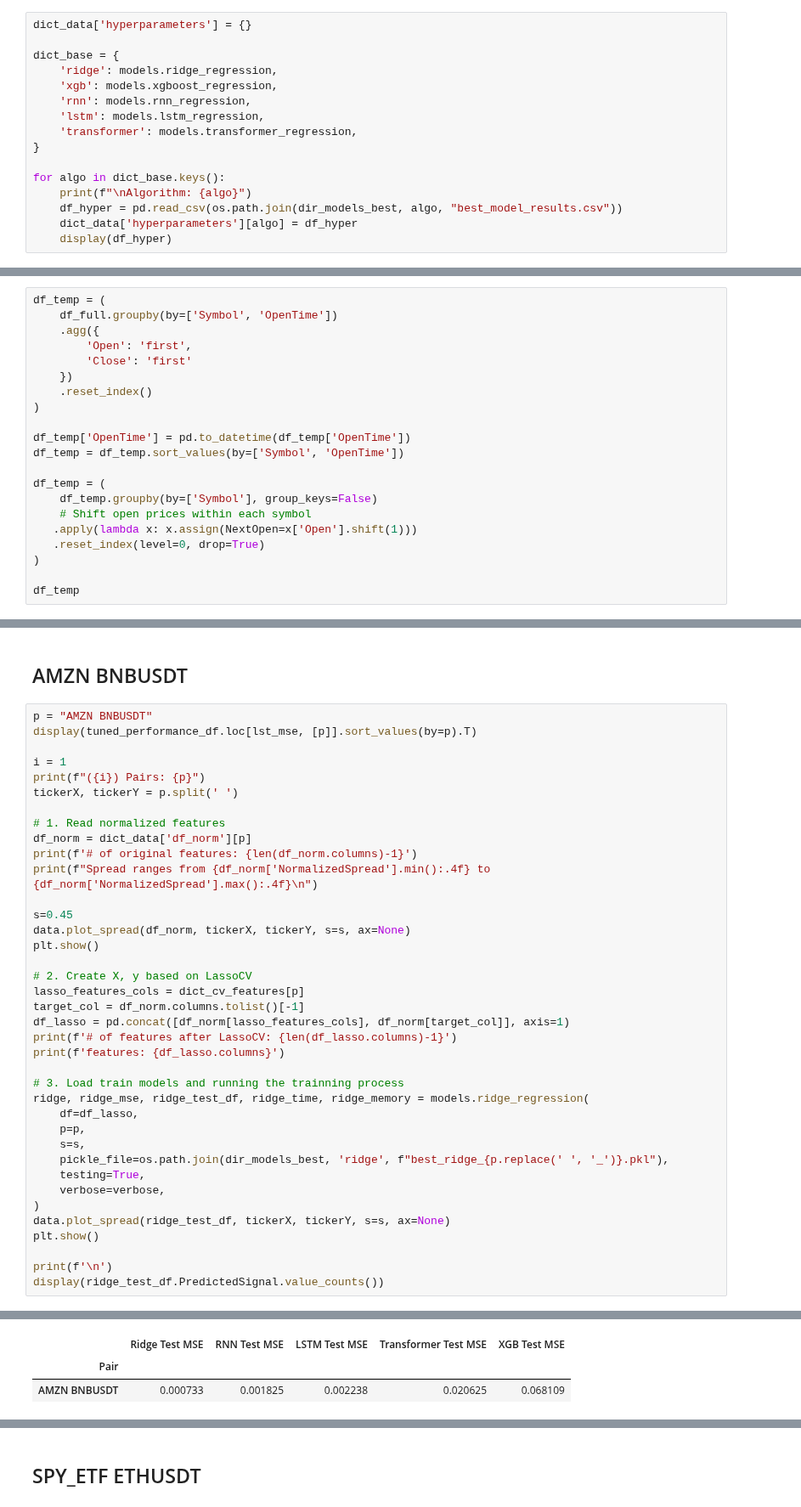
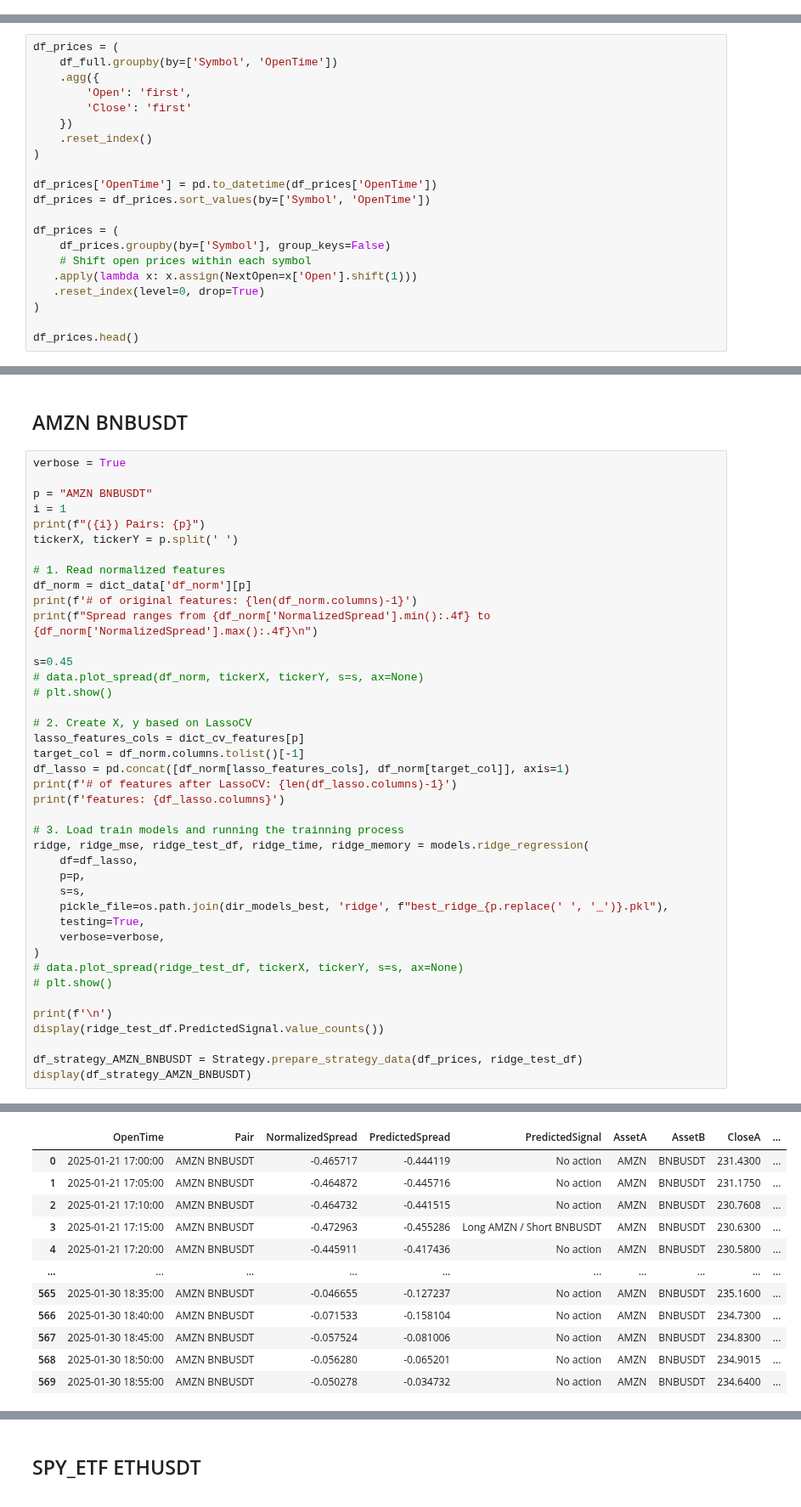
Before and after one commit to nite4/mscfe-masters-project, a Jupyter notebook: src/run_strategy.ipynb, the cells around one changed output, grey strips where cells are left out. Shown at 85% size. Cells and saved outputs as stored; diff of their text form.

Commit message:
updated strategy results

```diff
--- a/src/run_strategy.ipynb
+++ b/src/run_strategy.ipynb
@@ -236,16 +233,0 @@ BNBUSDT XRPUSDT: ['BNBUSDT_EMA8', 'BNBUSDT_MACD', 'BNBUSDT_RSI14', 'BNBUSDT_ATR1
-# %%
-dict_data['hyperparameters'] = {}
-
-dict_base = {
-    'ridge': models.ridge_regression,
-    'xgb': models.xgboost_regression,
-    'rnn': models.rnn_regression,
-    'lstm': models.lstm_regression,
-    'transformer': models.transformer_regression,
-}
-
-for algo in dict_base.keys():
-    print(f"\nAlgorithm: {algo}")
-    df_hyper = pd.read_csv(os.path.join(dir_models_best, algo, "best_model_results.csv"))
-    dict_data['hyperparameters'][algo] = df_hyper
-    display(df_hyper)
@@ -839,7 +234,7 @@ plt.show()
 # %% [markdown]
 # Executed Strategy
 # %%
-df_temp = (
+df_prices = (
     df_full.groupby(by=['Symbol', 'OpenTime'])
     .agg({
         'Open': 'first',
@@ -848,16 +243,16 @@ df_temp = (
     .reset_index()
 )
 
-df_temp['OpenTime'] = pd.to_datetime(df_temp['OpenTime'])
-df_temp = df_temp.sort_values(by=['Symbol', 'OpenTime'])
+df_prices['OpenTime'] = pd.to_datetime(df_prices['OpenTime'])
+df_prices = df_prices.sort_values(by=['Symbol', 'OpenTime'])
 
-df_temp = (
-    df_temp.groupby(by=['Symbol'], group_keys=False)
+df_prices = (
+    df_prices.groupby(by=['Symbol'], group_keys=False)
     # Shift open prices within each symbol
    .apply(lambda x: x.assign(NextOpen=x['Open'].shift(1)))
    .reset_index(level=0, drop=True)
 )
 
-df_temp
+df_prices.head()
 # %% [output]
 |  | Symbol | OpenTime | Open | Close | NextOpen |
@@ -876,9 +264,9 @@ df_temp
 # %% [markdown]
 ## AMZN BNBUSDT
 # %%
+verbose = True
+
 p = "AMZN BNBUSDT"
-display(tuned_performance_df.loc[lst_mse, [p]].sort_values(by=p).T)
-
 i = 1
 print(f"({i}) Pairs: {p}")
 tickerX, tickerY = p.split(' ')
@@ -889,8 +277,8 @@ print(f'# of original features: {len(df_norm.columns)-1}')
 print(f"Spread ranges from {df_norm['NormalizedSpread'].min():.4f} to {df_norm['NormalizedSpread'].max():.4f}\n")
 
 s=0.45
-data.plot_spread(df_norm, tickerX, tickerY, s=s, ax=None)
-plt.show()
+# data.plot_spread(df_norm, tickerX, tickerY, s=s, ax=None)
+# plt.show()
 
 # 2. Create X, y based on LassoCV
 lasso_features_cols = dict_cv_features[p]
@@ -908,9 +296,12 @@ ridge, ridge_mse, ridge_test_df, ridge_time, ridge_memory = models.ridge_regress
     testing=True,
     verbose=verbose,
 )
-data.plot_spread(ridge_test_df, tickerX, tickerY, s=s, ax=None)
-plt.show()
+# data.plot_spread(ridge_test_df, tickerX, tickerY, s=s, ax=None)
+# plt.show()
 
 print(f'\n')
 display(ridge_test_df.PredictedSignal.value_counts())
+
+df_strategy_AMZN_BNBUSDT = Strategy.prepare_strategy_data(df_prices, ridge_test_df)
+display(df_strategy_AMZN_BNBUSDT)
 # %% [output]
@@ -917,3 +326,12 @@ display(ridge_test_df.PredictedSignal.value_counts())
-|  | Ridge Test MSE | RNN Test MSE | LSTM Test MSE | Transformer Test MSE | XGB Test MSE |
-| Pair |  |  |  |  |  |
-| AMZN BNBUSDT | 0.000733 | 0.001825 | 0.002238 | 0.020625 | 0.068109 |
+|  | OpenTime | Pair | NormalizedSpread | PredictedSpread | PredictedSignal | AssetA | AssetB | CloseA | ... |
+| 0 | 2025-01-21 17:00:00 | AMZN BNBUSDT | -0.465717 | -0.444119 | No action | AMZN | BNBUSDT | 231.4300 | ... |
+| 1 | 2025-01-21 17:05:00 | AMZN BNBUSDT | -0.464872 | -0.445716 | No action | AMZN | BNBUSDT | 231.1750 | ... |
+| 2 | 2025-01-21 17:10:00 | AMZN BNBUSDT | -0.464732 | -0.441515 | No action | AMZN | BNBUSDT | 230.7608 | ... |
+| 3 | 2025-01-21 17:15:00 | AMZN BNBUSDT | -0.472963 | -0.455286 | Long AMZN / Short BNBUSDT | AMZN | BNBUSDT | 230.6300 | ... |
+| 4 | 2025-01-21 17:20:00 | AMZN BNBUSDT | -0.445911 | -0.417436 | No action | AMZN | BNBUSDT | 230.5800 | ... |
+| ... | ... | ... | ... | ... | ... | ... | ... | ... | ... |
+| 565 | 2025-01-30 18:35:00 | AMZN BNBUSDT | -0.046655 | -0.127237 | No action | AMZN | BNBUSDT | 235.1600 | ... |
+| 566 | 2025-01-30 18:40:00 | AMZN BNBUSDT | -0.071533 | -0.158104 | No action | AMZN | BNBUSDT | 234.7300 | ... |
+| 567 | 2025-01-30 18:45:00 | AMZN BNBUSDT | -0.057524 | -0.081006 | No action | AMZN | BNBUSDT | 234.8300 | ... |
+| 568 | 2025-01-30 18:50:00 | AMZN BNBUSDT | -0.056280 | -0.065201 | No action | AMZN | BNBUSDT | 234.9015 | ... |
+| 569 | 2025-01-30 18:55:00 | AMZN BNBUSDT | -0.050278 | -0.034732 | No action | AMZN | BNBUSDT | 234.6400 | ... |
```
Also changed, not shown: parts of 30 cells of this notebook, 3 other files.
